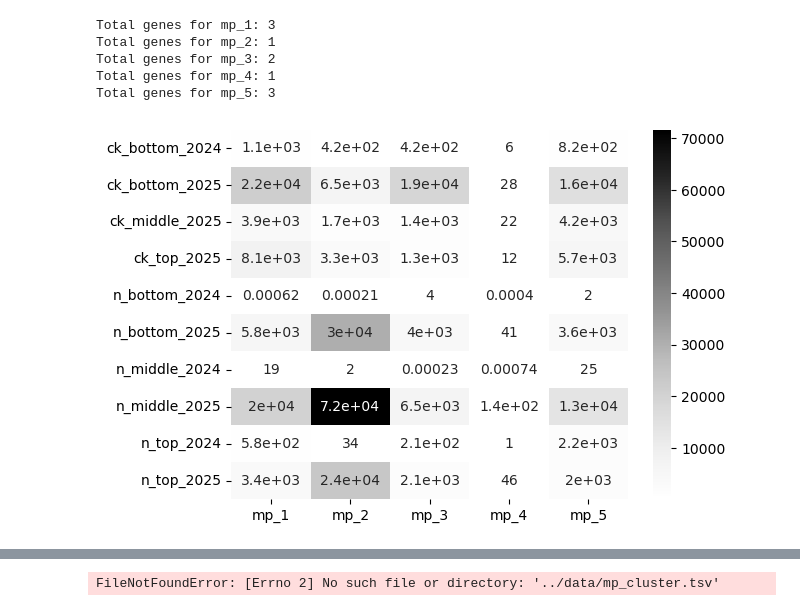
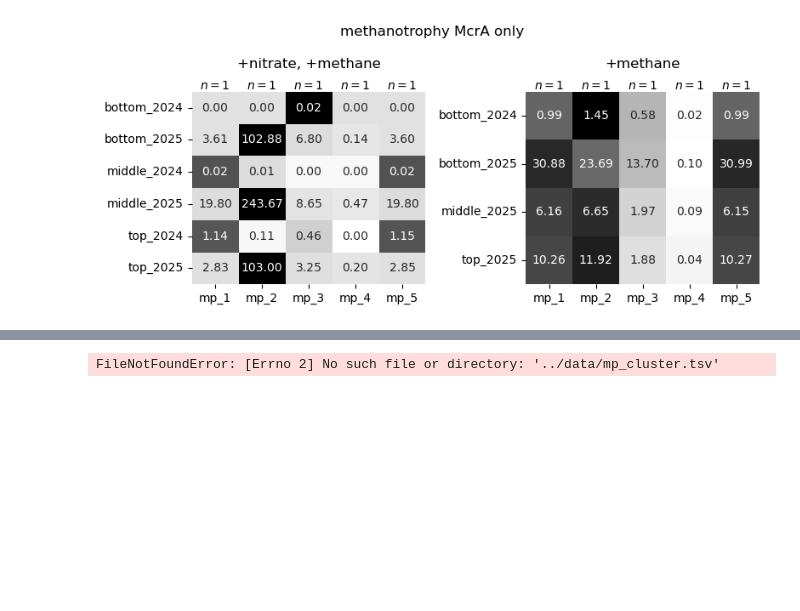
Before and after one commit to pipparichter/banfield, a Jupyter notebook: notebooks/sandbox-2.0.ipynb, the cells around one changed output, grey strips where cells are left out. Cells and saved outputs as stored; diff of their text form; code cells hidden in the pictures; blank space fills up the shorter version.

Commit message:
some work on linear ECE annotation

```diff
--- a/notebooks/sandbox-2.0.ipynb
+++ b/notebooks/sandbox-2.0.ipynb
@@ -15,7 +15,7 @@ interproscan_df = interproscan_df[interproscan_df.e_value < 1e-5].copy()
 interproscan_df = interproscan_df[is_mp(interproscan_df)].copy()
 # %%
 processes = dict()
-processes['methanotrophy'] = ['methyl+coenzyme', 'methane+monooxygenase']
+processes['methanotrophy'] = ['methyl+coenzyme', 'coM+methyltransferase', 'coenzyme+F430+synthase', 'methyl+coenzyme+M+reductase']
 # Worried about using Nap genes because they seem like they might overlap with other cytochromes.
 processes['nitrate_reduction'] = ['narG', 'narH', 'nari', 'narK', 'narJ'] #, 'napa', 'napb', 'napc', 'napD', 'napF', 'napG', 'napH', 'napK', 'napL', 'napM', 'napS']
 processes['iron_reduction_pilus'] = ['archaeal+pilin']
@@ -79,9 +79,15 @@ def interpro_get_metadata(process, queries, n_hits:int=20):
 # for process, queries in processes.items():
 #     interpro_get_metadata(process, queries)
 # interpro_get_metadata('iron_reduction_pilus', processes['iron_reduction_pilus'])
+# interpro_get_metadata('methanotrophy', processes['methanotrophy'])
 
 genes = dict()
 for process in processes:
     accessions = pd.read_csv(f'../data/interpro_{process}.csv', usecols=['accession']).accession.values
     mask = interproscan_df.signature_accession.isin(accessions)
     genes[process] = set(zip(interproscan_df[mask].target_name, interproscan_df[mask].gene_id))
+
+accessions = ['G3DSA:1.20.840.10']
+interproscan_df = interproscan_df.sort_values('e_value') # Both alpha and beta subunits are covered by this annotation, only want to get the best hit (subunit A, I think)
+mask = interproscan_df.signature_accession.isin(accessions) & ~interproscan_df.duplicated(['target_name', 'signature_accession'], keep='first')
+genes['methanotrophy_mcra'] = set(zip(interproscan_df[mask].target_name, interproscan_df[mask].gene_id))
@@ -152,38 +145,50 @@ metat_df
 # %%
 # Heatmap figure with strain on the x-axis and sample on the y-axis. One figure for each type of metabolism,
 # and each square is the proportion of genes related to that metabolism expressed in that particular sample
-def figure(metat_df:pd.DataFrame, genes=None):
+def figure(metat_df:pd.DataFrame, genes=None, title:str='', cpm:bool=False, target_names=['mp_1', 'mp_2', 'mp_3', 'mp_4', 'mp_5']):
 
-    fig, ax = plt.subplots()
+    fig, (n_ax, ck_ax) = plt.subplots(figsize=(8, 3.5), ncols=2)
 
-    target_names = ['mp_1', 'mp_2', 'mp_3', 'mp_4', 'mp_5']
-    sample_ids = metat_df.sample_id.unique()
+    metat_df = metat_df.copy()
+    metat_df['location'] = pd.Categorical(metat_df.location, categories=['bottom', 'middle', 'top'])
+    metat_df = metat_df.sort_values('location')
+    metat_df = metat_df[get_genes(metat_df, genes)].copy()
 
-    figure_df = pd.DataFrame(index=sample_ids, columns=target_names)
-    metat_df = metat_df[get_genes(metat_df, genes)].copy()
-    # metat_df = metat_df[metat_df.target_name.isin(target_names)].copy()
+    if cpm:
+        metat_df['read_count_original'] = metat_df.read_count_original / (metat_df.library_size / 1e6) # Per million reads.
+    fmt = '.2f' if cpm else 'd'
 
-    for target_name, df in metat_df.groupby('target_name'):
-        total = df.gene_id.nunique() # Total number of genes present associated with the metabolism.
-        print(f'Total genes for {target_name}:', total)
-        figure_df[target_name] = df[df.read_count > 0].groupby('sample_id').size()
-        figure_df[target_name] = df[df.read_count > 0].groupby('sample_id').read_count.sum()
+    for (reactor, df) in metat_df.groupby('reactor'):
+        ax = n_ax if (reactor == 'n') else ck_ax
+        df['sample_id'] = df.sample_id.str.replace(f'{reactor}_', '')
+        sample_ids = df.sample_id.unique()
+        figure_df = pd.DataFrame(index=sample_ids, columns=target_names)
 
-        # get_gmean = lambda df : gmean(df.read_count.values)
-        # figure_df[target_name] = df[df.read_count_original > 0].groupby('sample_id').read_count_normalized_alr.mean()
+        totals = list()
+        for target_name, df_ in df.groupby('target_name'):
+            totals.append(df_.gene_id.nunique()) # Total number of genes present associated with the metabolism.
+            figure_df[target_name] = df_[df_.read_count > 0].groupby('sample_id').size()
+            figure_df[target_name] = df_[df_.read_count > 0].groupby('sample_id').read_count_original.sum()
+            # get_gmean = lambda df : gmean(df.read_count.values)
+            # figure_df[target_name] = df[df.read_count_original > 0].groupby('sample_id').read_count_normalized_alr.max()
 
-    figure_df = figure_df.fillna(0) #.astype(int)
-    figure_df = figure_df.sort_index()
-    sns.heatmap(figure_df, cmap='Grays', annot=True)
+        figure_df = figure_df.sort_index().apply(pd.to_numeric, errors='coerce').fillna(0)# .astype(int)
+        sns.heatmap((figure_df - figure_df.mean(axis=1).values[:, None]) / figure_df.std(axis=1).values[:, None], cmap='Grays', annot=figure_df, cbar=False, fmt=fmt, ax=ax)
+
+        for x, n in zip(ax.get_xticks(), totals):
+            ax.text(x, ax.get_ylim()[-1], '$n=$' + str(n), va='bottom', ha='center')
+        ax.set_title('+nitrate, +methane' if (reactor == 'n') else '+methane', pad=20)
+
+    fig.suptitle(title)
+    fig.tight_layout()
+
     return figure_df
 
 
-figure_df = figure(metat_df, genes=genes['methanotrophy'])
+# figure_df = figure(metat_df, genes=genes['iron_reduction_pilus'], process='iron_reduction_pilus')
+# figure_df = figure(metat_df, genes=genes['nitrate_reduction'], process='nitrate_reduction')
+figure_df = figure(metat_df, genes=genes['methanotrophy_mcra'], title='methanotrophy McrA only', cpm=True)
+# The methanotrophy gene with crazy high expression in mp_2 is methyl-coenzyme reductase
 # %% [output]
-Total genes for mp_1: 3
-Total genes for mp_2: 1
-Total genes for mp_3: 2
-Total genes for mp_4: 1
-Total genes for mp_5: 3
-[figure, old version]
+[figure, new version]
 # %%
```
Also changed, not shown: parts of 7 cells of this notebook, 8 other files.
